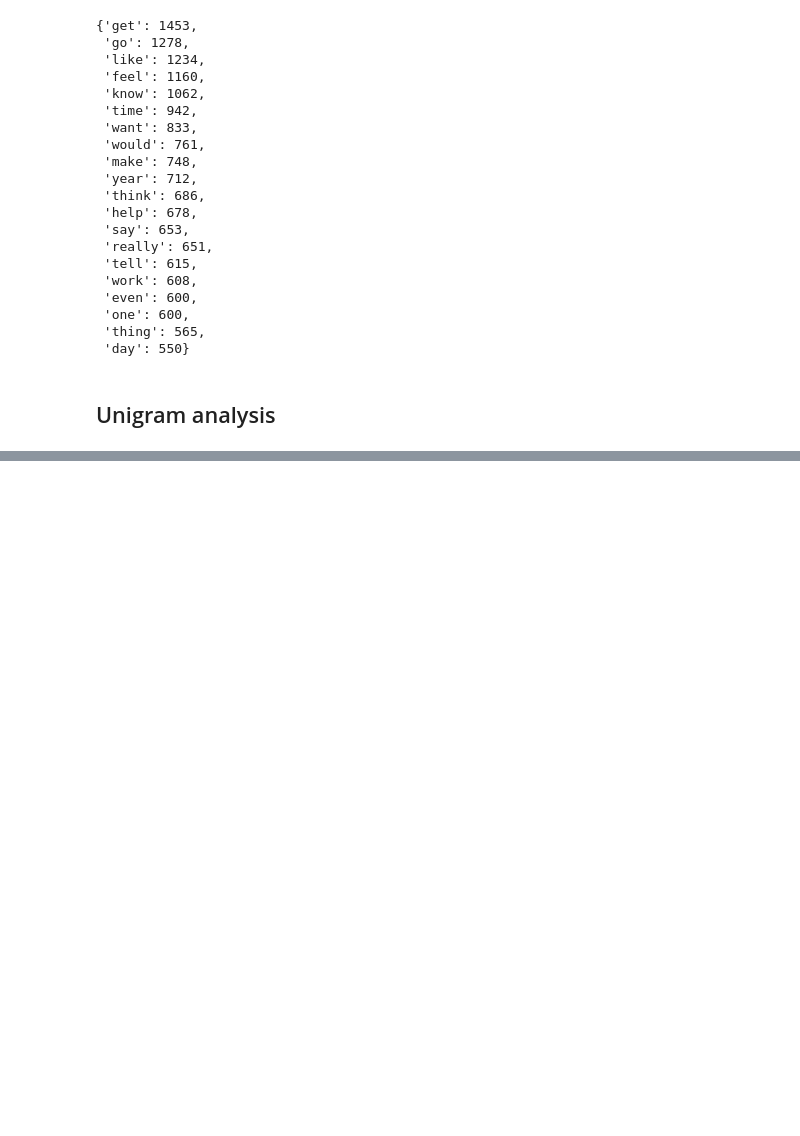
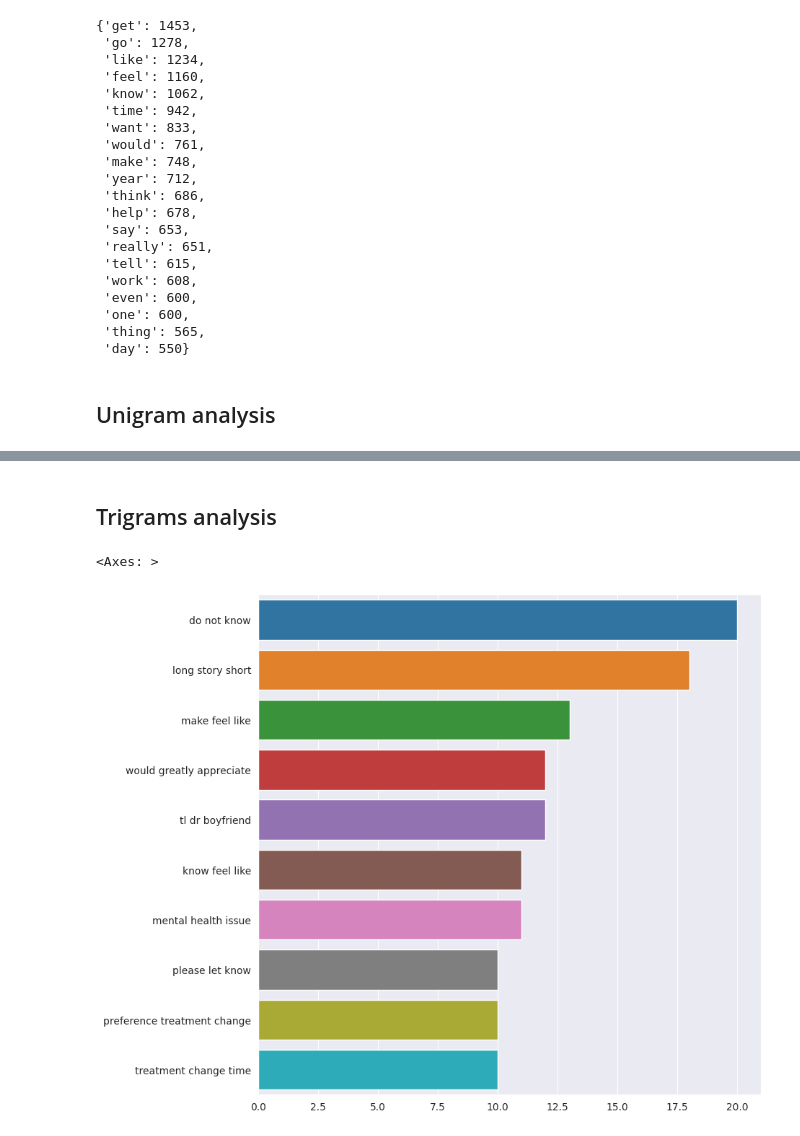
Before and after one commit to INCREDIBLE-AURNOB/Human-Stress-Prediction-with-LSTM, a Jupyter notebook: Human_Stress_Prediction.ipynb, the cells around one changed output, grey strips where cells are left out. Drawn from its saved outputs; the diff is of its cells as text; code cells hidden in the pictures; blank space fills up the shorter version.

```diff
--- a/Human_Stress_Prediction.ipynb
+++ b/Human_Stress_Prediction.ipynb
@@ -294,0 +308,10 @@ sns.barplot(x=list(most_common_uni.values()),y=(list(most_common_uni.keys())))
+# %% [markdown]
+## Trigrams analysis
+# %%
+plt.figure(figsize=(9,9))
+most_common_tri=get_top_text_ngrams(raw_df.text,10,3)
+most_common_tri=dict(most_common_tri)
+sns.barplot(x=list(most_common_tri.values()),y=list(most_common_tri.keys()))
+# %% [output]
+<Axes: >
+[figure, added]
```
Also changed, not shown: parts of 6 cells of this notebook.
